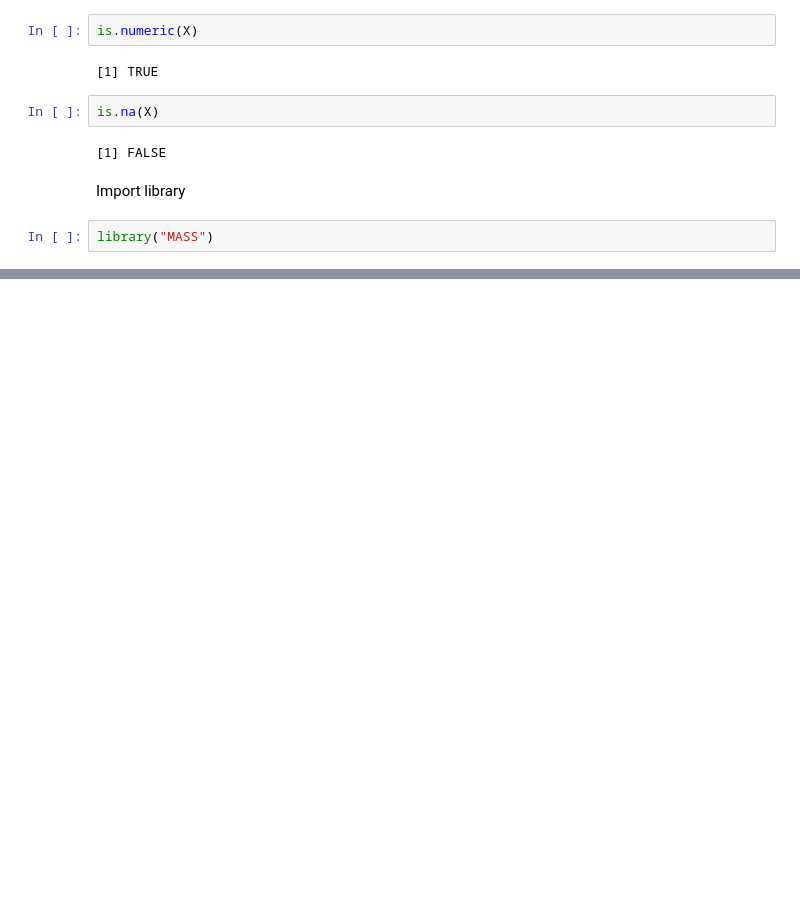
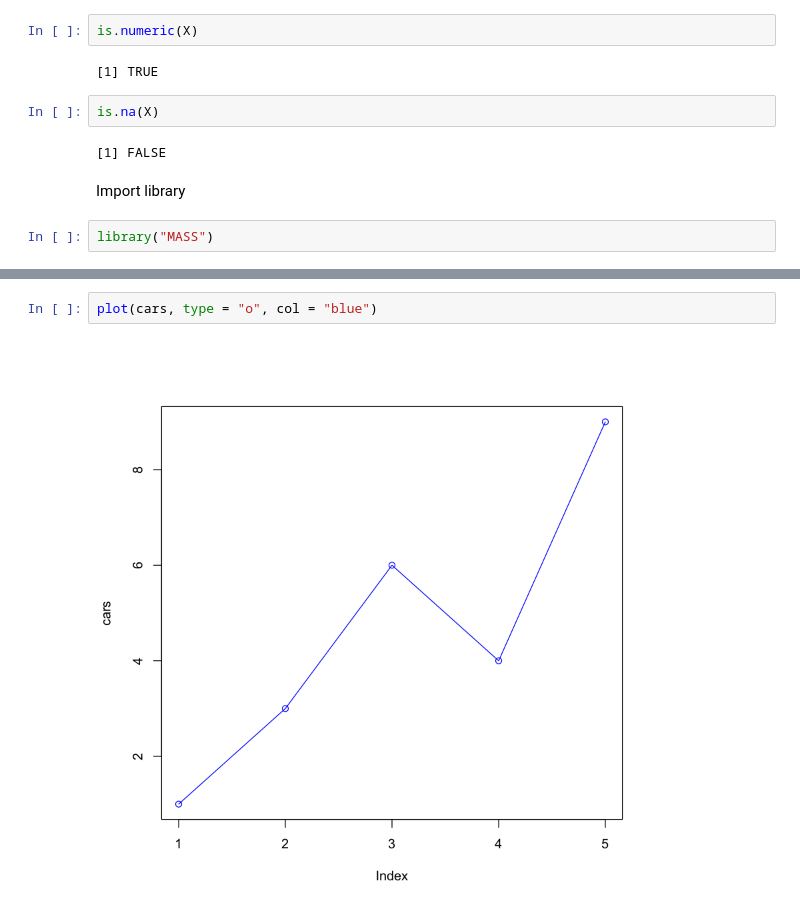
Before and after one commit to bedezub/intro-to-R, a Jupyter notebook: intro-to-r.ipynb, the cells around one changed output, grey strips where cells are left out. Saved outputs shown, nothing was run; the diff lists cells and outputs as text; blank space fills up the shorter version.

```diff
--- a/intro-to-r.ipynb
+++ b/intro-to-r.ipynb
@@ -22,0 +29,4 @@ library("MASS")
+# %%
+plot(cars, type = "o", col = "blue")
+# %% [output]
+[figure, added]
```
Also changed, not shown: parts of 26 cells of this notebook.
